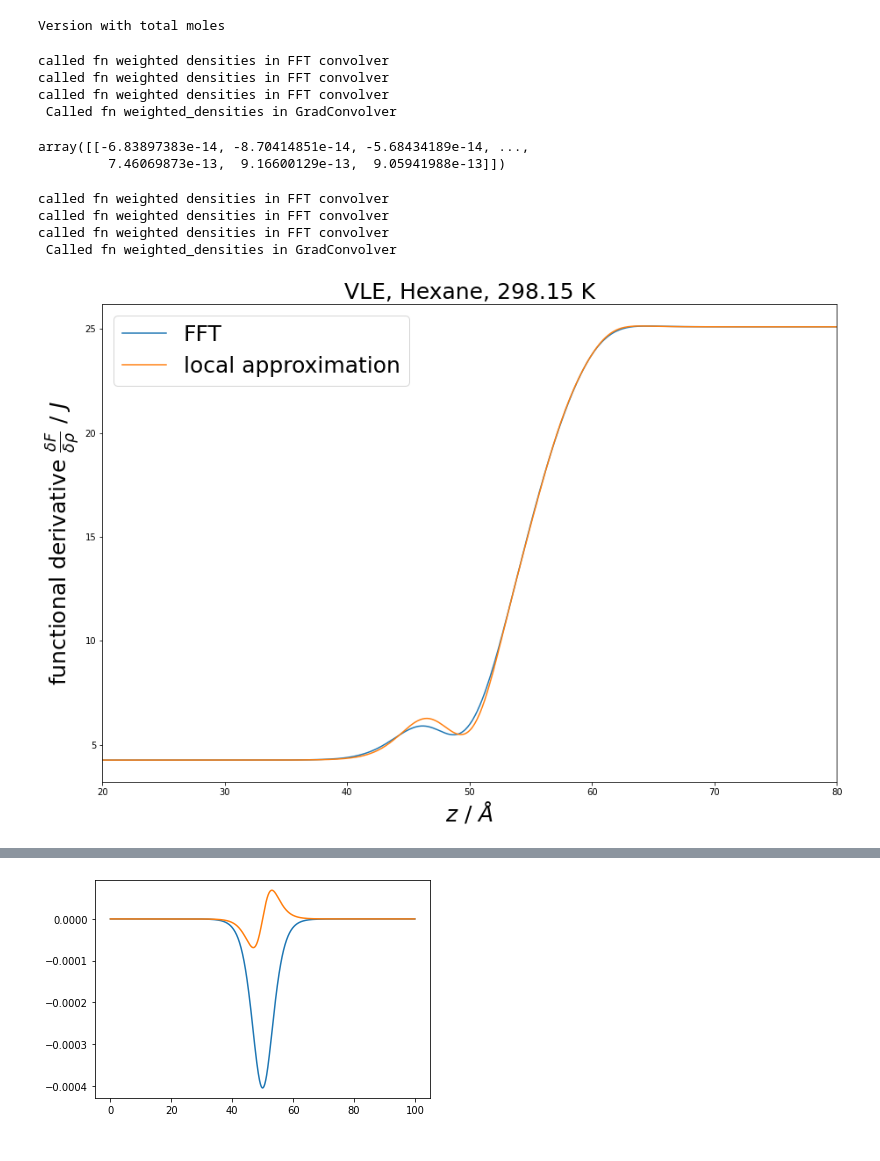
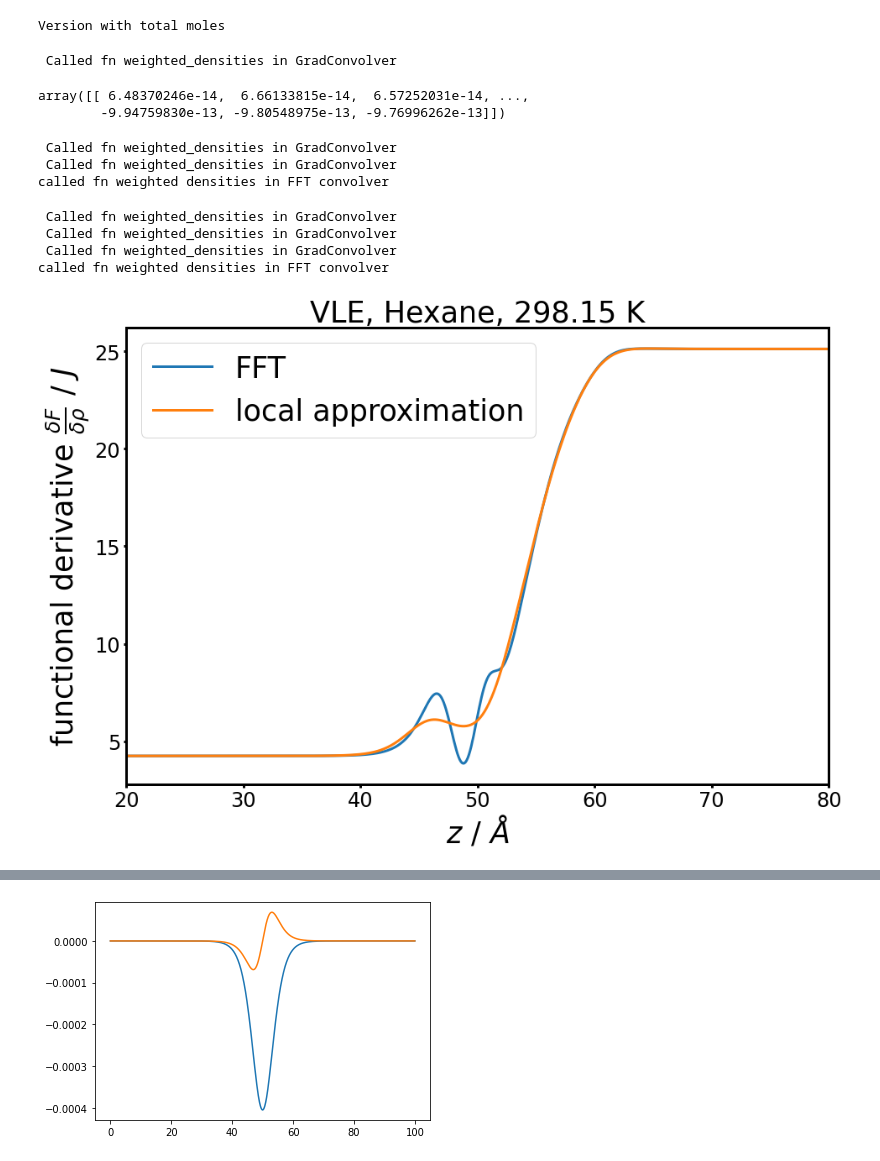
Before and after one commit to bbbursik/feos-pcsaft, a Jupyter notebook: examples/22-01-13-exampleDFT.ipynb, the cells around one changed output, grey strips where cells are left out. Saved outputs shown, nothing was run; the diff lists cells and outputs as text; code cells hidden in the pictures.

```diff
--- a/examples/22-01-13-exampleDFT.ipynb
+++ b/examples/22-01-13-exampleDFT.ipynb
@@ -40,7 +40,7 @@ vle
 # %%
 solver = DFTSolver(output=True).picard_iteration(tol=1.0e-8, beta=0.01, max_iter=30, log=True)#.picard_iteration(tol=1.0e-5, beta=0.01, max_iter=10).anderson_mixing(tol=1.0e-9,mmax=10)# # just write after one another
 # solver = DFTSolver(output=True).anderson_mixing(tol=1.0e-9,mmax=10, max_iter=50, beta=0.05)# # just write after one another
-interface = PlanarInterface.from_tanh(vle, 1024, 100 * ANGSTROM, t_crit, local_flag=1)
+interface = PlanarInterface.from_tanh(vle, 1024, 100 * ANGSTROM, t_crit, local_flag=2)
 #print(f'max density = {max(interface.density/MOL*METER**3)}' )
 density_init = interface.density
 # %% [output]
@@ -48,33 +48,44 @@ Version with total moles
 # %%
 interface.functional_derivative_fft-interface.functional_derivative
 # %% [output]
-called fn weighted densities in FFT convolver
-called fn weighted densities in FFT convolver
-called fn weighted densities in FFT convolver
  Called fn weighted_densities in GradConvolver
-array([[-6.83897383e-14, -8.70414851e-14, -5.68434189e-14, ...,
-         7.46069873e-13,  9.16600129e-13,  9.05941988e-13]])
+array([[ 6.48370246e-14,  6.66133815e-14,  6.57252031e-14, ...,
+        -9.94759830e-13, -9.80548975e-13, -9.76996262e-13]])
+ Called fn weighted_densities in GradConvolver
+ Called fn weighted_densities in GradConvolver
+called fn weighted densities in FFT convolver
 # %%
 fig = plt.figure(figsize=[15,10])
+fontsize=35
 ax = plt.gca()
-plt.plot(interface.z/ANGSTROM, interface.functional_derivative_fft[0,:], label=f'FFT')#, linestyle='--')#, marker='x')
-plt.plot(interface.z/ANGSTROM, interface.functional_derivative[0,:], label=f'local approximation')
+plt.plot(interface.z/ANGSTROM, interface.functional_derivative_fft[0,:], label=f'FFT', linewidth=3)#, linestyle='--')#, marker='x')
+plt.plot(interface.z/ANGSTROM, interface.functional_derivative[0,:], label=f'local approximation', linewidth=3)
 plt.xlim([20,80])
-plt.title(f'VLE, Hexane, {temperature/KELVIN} K', fontsize=25)
-plt.ylabel(r'functional derivative $\frac{\delta F}{\delta \rho}$ / $J$', fontsize=25)
-plt.xlabel(r'$z$ / $\AA$', fontsize=25)
-plt.legend(fontsize=25)
+plt.title(f'VLE, Hexane, {temperature/KELVIN} K', fontsize=fontsize)
+plt.ylabel(r'functional derivative $\frac{\delta F}{\delta \rho}$ / $J$', fontsize=fontsize)
+plt.xlabel(r'$z$ / $\AA$', fontsize=fontsize)
+plt.legend(fontsize=fontsize)
+
+# change all spines
+for axis in ['top','bottom','left','right']:
+    ax.spines[axis].set_linewidth(3)
+
+# increase tick width
+ax.tick_params(width=3)
+
+ax.tick_params(axis='both', which='major', labelsize=24)
+ax.tick_params(axis='both', which='minor', labelsize=20)
 
 # props = dict(facecolor='None')
 # plt.text(0.63, 0.9, s='---  FFT \n__  local approximation', transform=ax.transAxes, fontsize=25, bbox=props)
 # plt.text(0.65, 0.84,s='__  local approximation', transform=ax.transAxes, fontsize=25)
-# plt.savefig('wd_init_DFTvslocal_298K.png')
-plt.savefig('?.png')
+plt.savefig('fd_init_DFTvslocal_298K_font.png')
+# plt.savefig('.png')
 # %% [output]
+ Called fn weighted_densities in GradConvolver
+ Called fn weighted_densities in GradConvolver
+ Called fn weighted_densities in GradConvolver
 called fn weighted densities in FFT convolver
-called fn weighted densities in FFT convolver
-called fn weighted densities in FFT convolver
- Called fn weighted_densities in GradConvolver
-[figure, old version]
+[figure, new version]
 # %%
 fig = plt.figure(figsize=[15,10])
```
Also changed, not shown: parts of 8 cells of this notebook.
